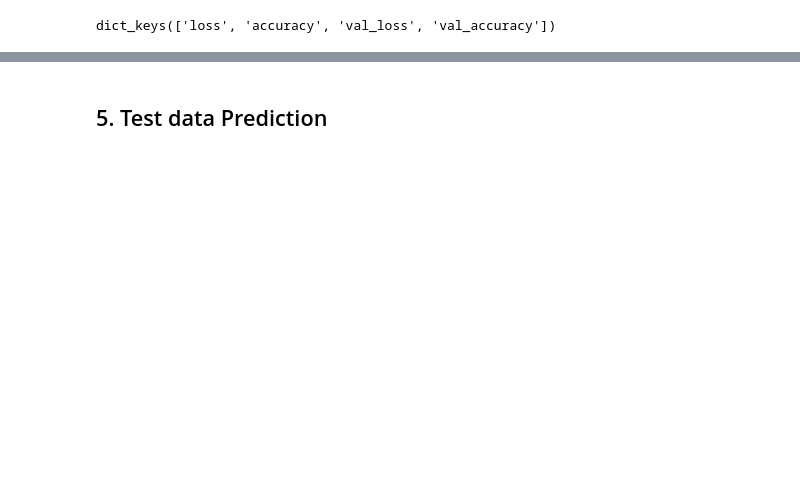
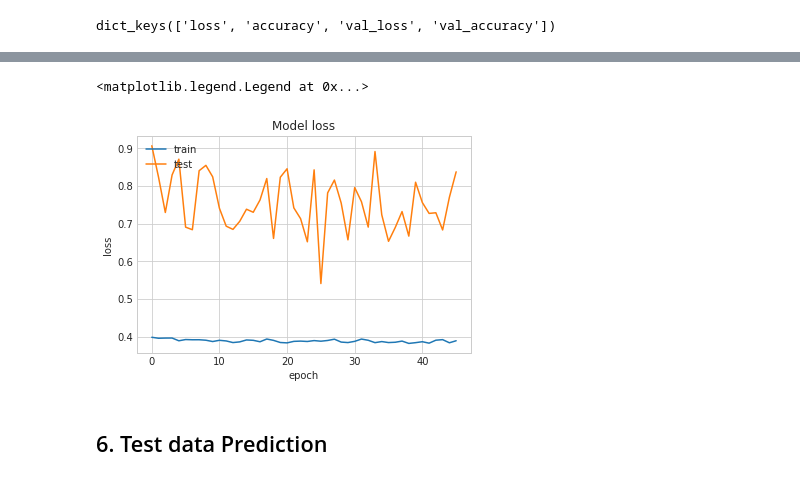
Before and after one commit to ParisRohan/AES-128-bit-Key-size-, a Jupyter notebook: bank-customer-churn-using-ann.ipynb, the cells around one changed output, grey strips where cells are left out. Saved outputs shown, nothing was run; the diff lists cells and outputs as text; code cells hidden in the pictures; blank space fills up the shorter version.

```diff
--- a/bank-customer-churn-using-ann.ipynb
+++ b/bank-customer-churn-using-ann.ipynb
@@ -359,6 +426,17 @@ plt.legend(['train', 'test'], loc='upper left')
+# %%
+#Summarize history for loss
+plt.plot(model_history2.history['loss'])
+plt.plot(model_history2.history['val_loss'])
+plt.title('Model loss')
+plt.ylabel('loss')
+plt.xlabel('epoch')
+plt.legend(['train', 'test'], loc='upper left')
+# %% [output]
+<matplotlib.legend.Legend at 0x...>
+[figure, added]
 # %% [markdown]
-<a id=5></a>
-## 5. Test data Prediction
+<a id=6></a>
+## 6. Test data Prediction
 # %%
 #make predictions
 y_pred = classifier.predict(X_valid_sc)
```
Also changed, not shown: parts of 16 cells of this notebook.
